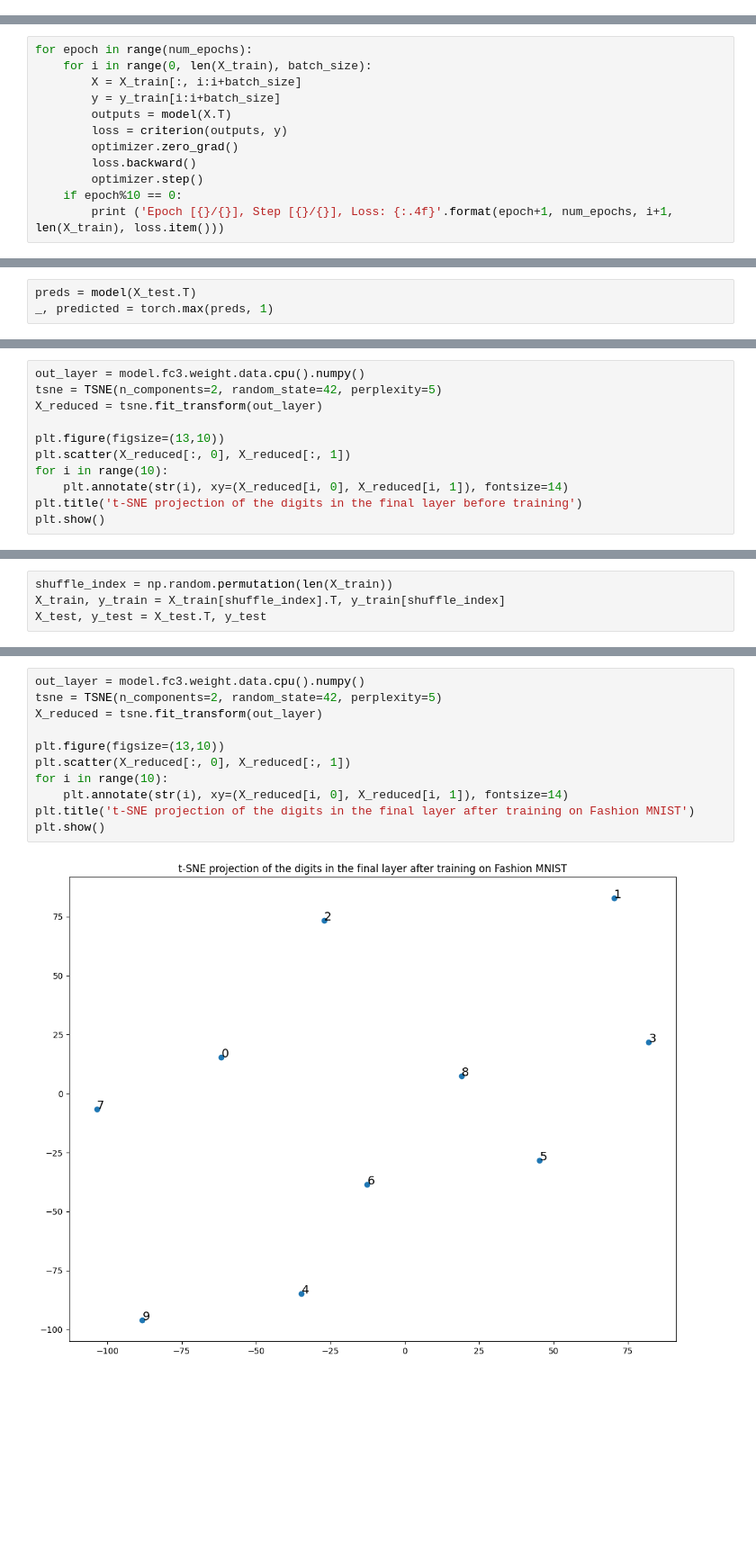
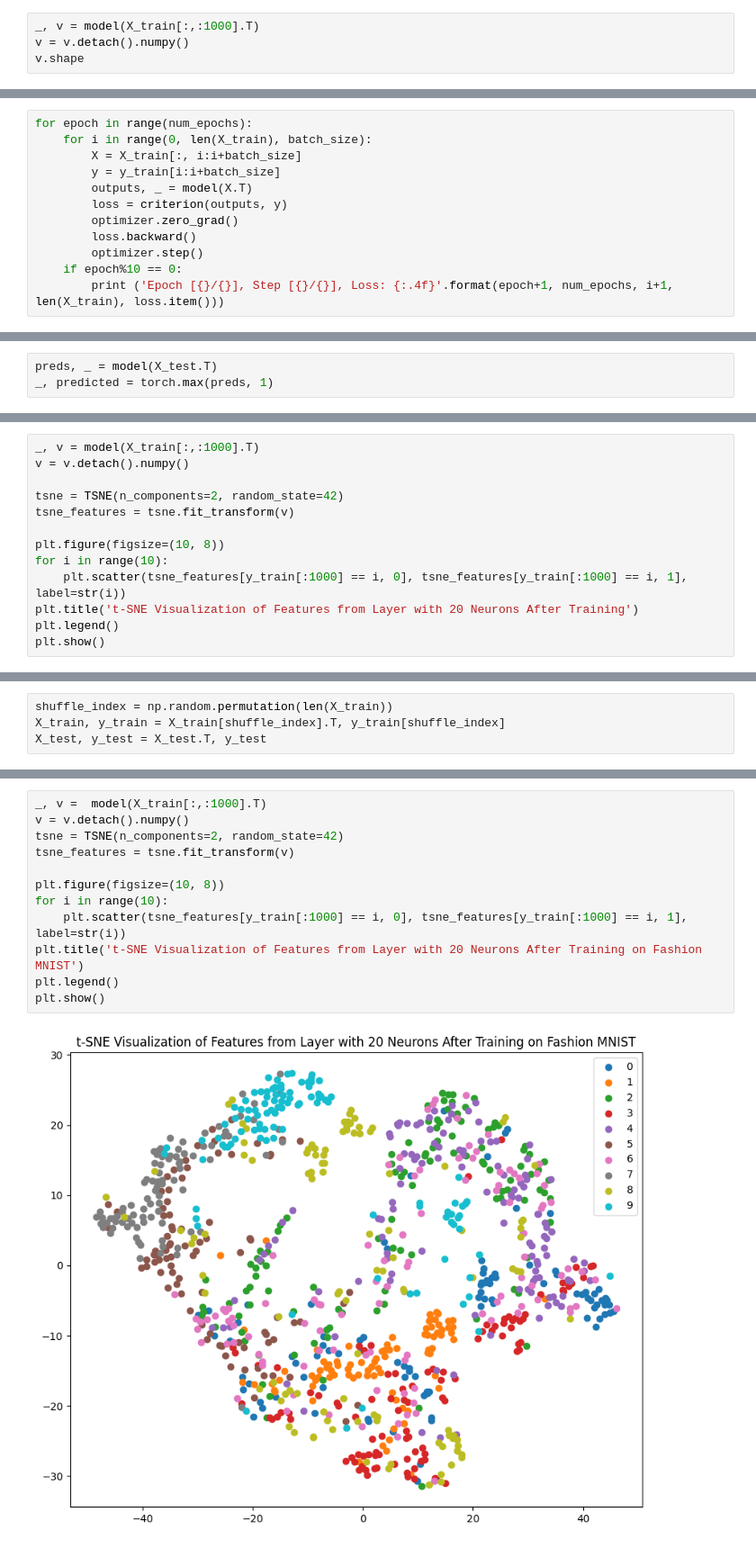
Before and after one commit to Shubh-81/ES335-Assignment3, a Jupyter notebook: q4.ipynb, the cells around one changed output, grey strips where cells are left out. Shown at 90% size. Drawn from its saved outputs; the diff is of its cells as text; blank space fills up the shorter version.

```diff
--- a/q4.ipynb
+++ b/q4.ipynb
@@ -69,0 +66,4 @@ out_layer.shape
+# %%
+_, v = model(X_train[:,:1000].T)
+v = v.detach().numpy()
+v.shape
@@ -89,7 +91,7 @@ for epoch in range(num_epochs):
     for i in range(0, len(X_train), batch_size):
         X = X_train[:, i:i+batch_size]
         y = y_train[i:i+batch_size]
-        outputs = model(X.T)
+        outputs, _ = model(X.T)
         loss = criterion(outputs, y)
         optimizer.zero_grad()
         loss.backward()
@@ -110,5 +112,5 @@ Epoch [91/100], Step [769/784], Loss: 0.0003
 # %%
-preds = model(X_test.T)
+preds, _ = model(X_test.T)
 _, predicted = torch.max(preds, 1)
 # %%
 accuracy = accuracy_score(y_test, predicted)
@@ -139,14 +141,16 @@ plt.show()
 # %% [output]
 [figure]
 # %%
-out_layer = model.fc3.weight.data.cpu().numpy()
-tsne = TSNE(n_components=2, random_state=42, perplexity=5)
-X_reduced = tsne.fit_transform(out_layer)
+_, v = model(X_train[:,:1000].T)
+v = v.detach().numpy()
 
-plt.figure(figsize=(13,10))
-plt.scatter(X_reduced[:, 0], X_reduced[:, 1])
+tsne = TSNE(n_components=2, random_state=42)
+tsne_features = tsne.fit_transform(v)
+
+plt.figure(figsize=(10, 8))
 for i in range(10):
-    plt.annotate(str(i), xy=(X_reduced[i, 0], X_reduced[i, 1]), fontsize=14)
-plt.title('t-SNE projection of the digits in the final layer before training')
+    plt.scatter(tsne_features[y_train[:1000] == i, 0], tsne_features[y_train[:1000] == i, 1], label=str(i))
+plt.title('t-SNE Visualization of Features from Layer with 20 Neurons After Training')
+plt.legend()
 plt.show()
 # %% [output]
@@ -244,13 +246,14 @@ plt.show()
 # %%
-out_layer = model.fc3.weight.data.cpu().numpy()
-tsne = TSNE(n_components=2, random_state=42, perplexity=5)
-X_reduced = tsne.fit_transform(out_layer)
+_, v =  model(X_train[:,:1000].T)
+v = v.detach().numpy()
+tsne = TSNE(n_components=2, random_state=42)
+tsne_features = tsne.fit_transform(v)
 
-plt.figure(figsize=(13,10))
-plt.scatter(X_reduced[:, 0], X_reduced[:, 1])
+plt.figure(figsize=(10, 8))
 for i in range(10):
-    plt.annotate(str(i), xy=(X_reduced[i, 0], X_reduced[i, 1]), fontsize=14)
-plt.title('t-SNE projection of the digits in the final layer after training on Fashion MNIST')
+    plt.scatter(tsne_features[y_train[:1000] == i, 0], tsne_features[y_train[:1000] == i, 1], label=str(i))
+plt.title('t-SNE Visualization of Features from Layer with 20 Neurons After Training on Fashion MNIST')
+plt.legend()
 plt.show()
 # %% [output]
-[figure, old version]
+[figure, new version]
```
Also changed, not shown: parts of 15 cells of this notebook, 1 other file.
